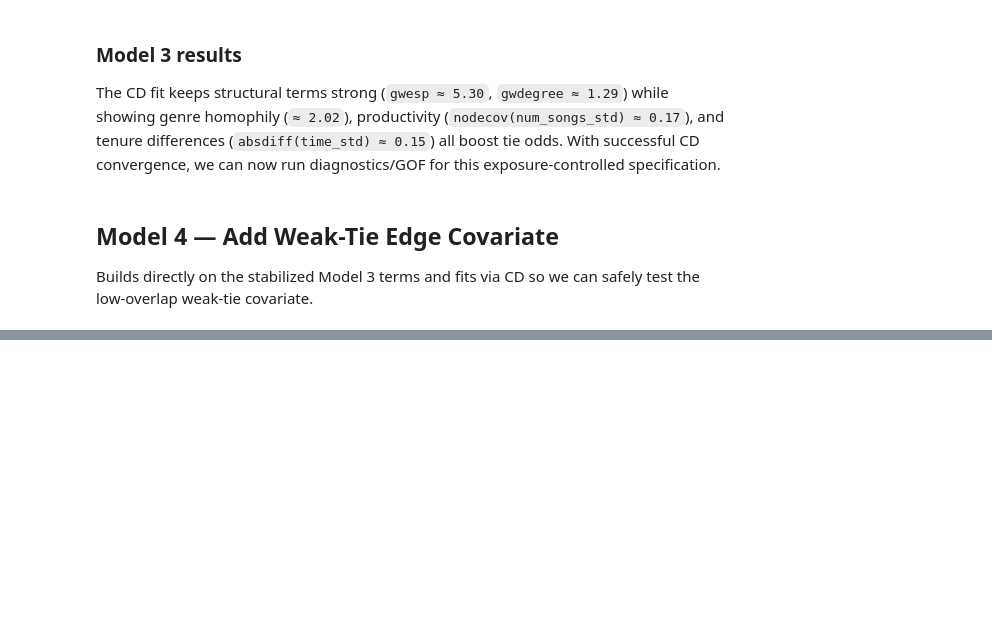
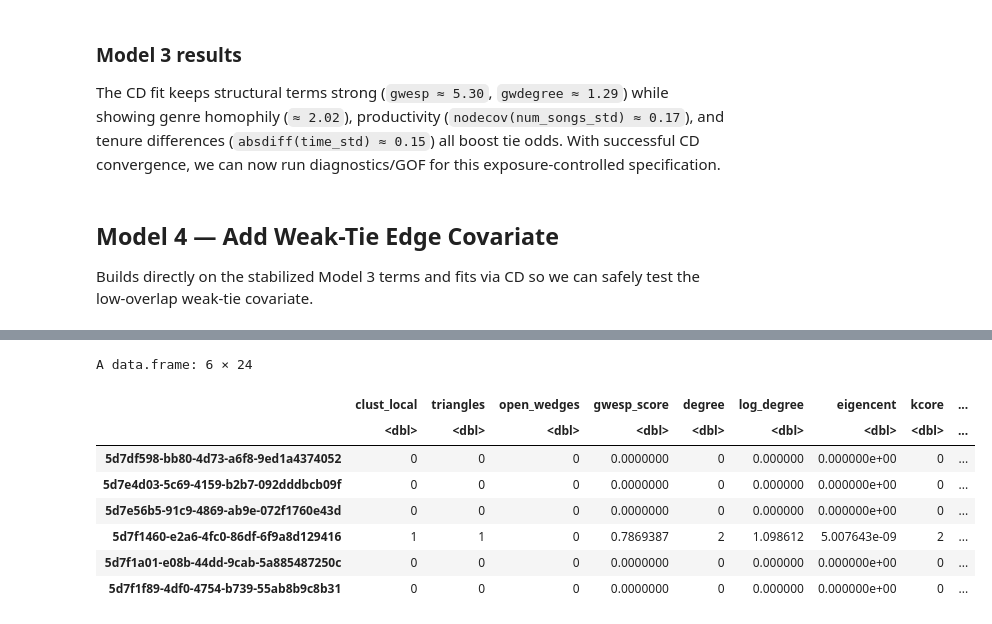
Before and after one commit to TheDeafOne/collaborative-success-research, a Jupyter notebook: network_construction/ergm_new_features.ipynb, the cells around one changed output, grey strips where cells are left out. Drawn from its saved outputs; the diff is of its cells as text; code cells hidden in the pictures; blank space fills up the shorter version.

```diff
--- a/network_construction/ergm_new_features.ipynb
+++ b/network_construction/ergm_new_features.ipynb
@@ -717,0 +488,2 @@ write.csv(node_features, "node_features.csv", row.names = FALSE)
+# %%
+nb <- neighborhood(g, order = 1)
@@ -717,0 +600,51 @@ write.csv(node_features, "node_features.csv", row.names = FALSE)
+# %%
+# component size
+comp <- components(g)
+component_size <- comp$csize[comp$membership]
+# %%
+# open dyad opportunities
+onehop <- degree(g)
+twohop_unique <- lengths(neighborhood(g, order = 2)) - 1  # minus self
+open_dyads <- pmax(twohop_unique - onehop, 0)
+# %%
+node_ids <- V(g)$name
+df <- data.frame(
+  node = node_ids,
+  clust_local         = clust_local,
+  triangles           = triangles_per_node,
+  open_wedges         = open_wedges,
+  gwesp_score    = gwesp_score,
+  degree              = deg,
+  log_degree          = logdeg,
+  eigencent           = eig_cen,
+  kcore               = kcore,
+  betweenness         = betw,
+  closeness           = close,
+  dist_to_hub_min     = dist_to_hubs,
+  same_genre_share    = same_genre_share,
+  same_label_share    = same_label_share,
+  same_role_share    = same_role_share,
+  tri_within_genre    = tri_within_genre,
+  tri_within_label    = tri_within_label,
+  tri_within_role    = tri_within_role,
+  tri_cross_genre     = tri_cross_genre,
+  tri_cross_label     = tri_cross_label,
+  tri_cross_role     = tri_cross_role,
+  component_size      = component_size,
+  open_dyads          = open_dyads,
+  weak_tie_frac = weak_tie_frac,
+  community_participation = participation_coef,
+  stringsAsFactors = FALSE
+)
+# %%
+head(df)
+# %% [output]
+A data.frame: 6 × 24
+|  | clust_local | triangles | open_wedges | gwesp_score | degree | log_degree | eigencent | kcore | ... |
+|  | <dbl> | <dbl> | <dbl> | <dbl> | <dbl> | <dbl> | <dbl> | <dbl> | ... |
+| 5d7df598-bb80-4d73-a6f8-9ed1a4374052 | 0 | 0 | 0 | 0.0000000 | 0 | 0.000000 | 0.000000e+00 | 0 | ... |
+| 5d7e4d03-5c69-4159-b2b7-092dddbcb09f | 0 | 0 | 0 | 0.0000000 | 0 | 0.000000 | 0.000000e+00 | 0 | ... |
+| 5d7e56b5-91c9-4869-ab9e-072f1760e43d | 0 | 0 | 0 | 0.0000000 | 0 | 0.000000 | 0.000000e+00 | 0 | ... |
+| 5d7f1460-e2a6-4fc0-86df-6f9a8d129416 | 1 | 1 | 0 | 0.7869387 | 2 | 1.098612 | 5.007643e-09 | 2 | ... |
+| 5d7f1a01-e08b-44dd-9cab-5a885487250c | 0 | 0 | 0 | 0.0000000 | 0 | 0.000000 | 0.000000e+00 | 0 | ... |
+| 5d7f1f89-4df0-4754-b739-55ab8b9c8b31 | 0 | 0 | 0 | 0.0000000 | 0 | 0.000000 | 0.000000e+00 | 0 | ... |
```
Also changed, not shown: parts of 51 cells of this notebook, 3 other files.
